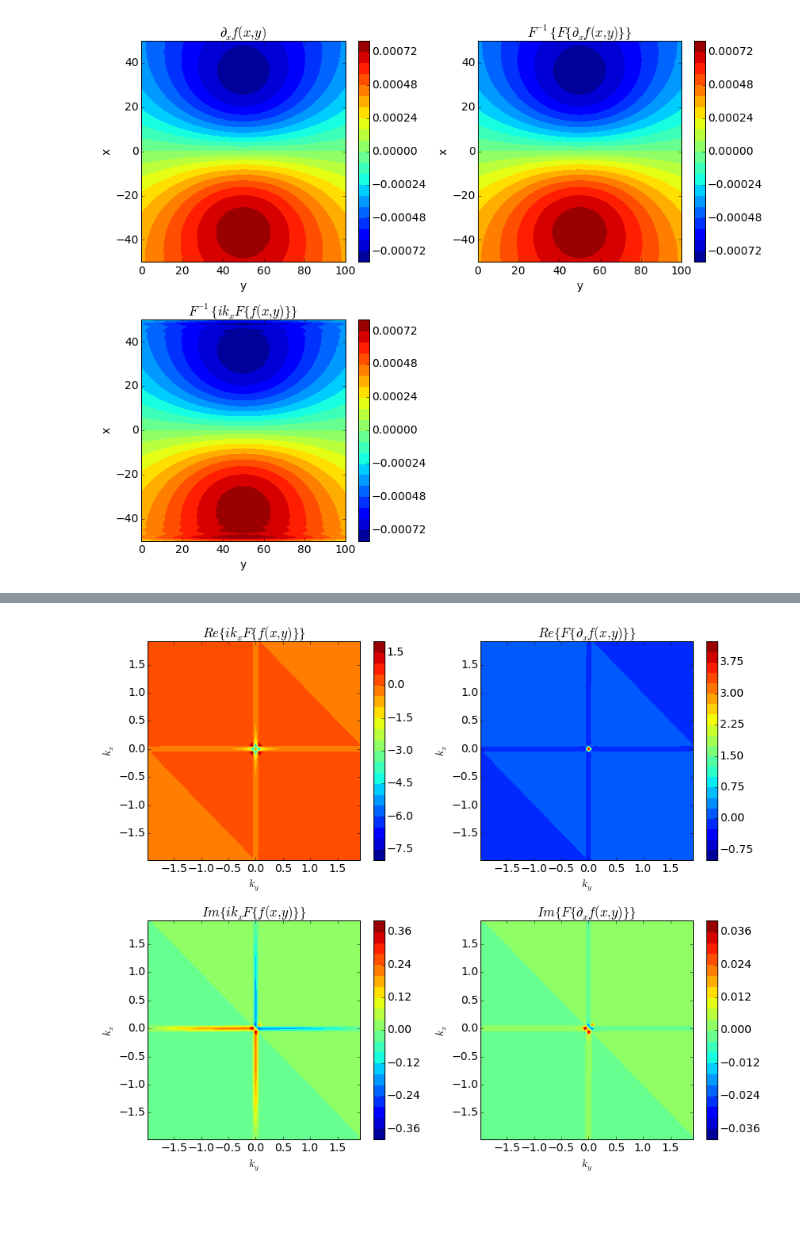
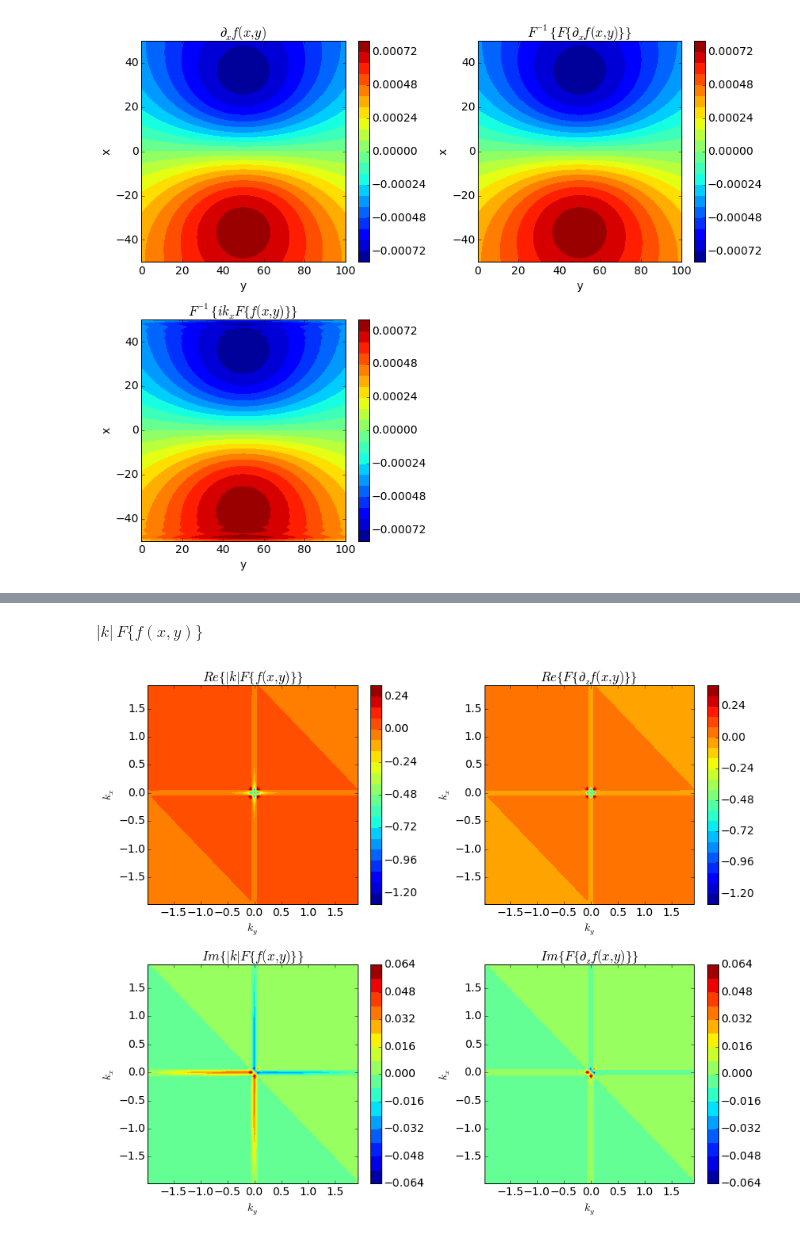
Before and after one commit to birocoles/Disciplina-metodos-potenciais, a Jupyter notebook: Aulas/Fourier/TF_inv_distancia.ipynb, the cells around one changed output, grey strips where cells are left out. Cells and saved outputs as stored; diff of their text form; code cells hidden in the pictures; blank space fills up the shorter version.

```diff
--- a/Aulas/Fourier/TF_inv_distancia.ipynb
+++ b/Aulas/Fourier/TF_inv_distancia.ipynb
@@ -191,32 +205,40 @@ F_dz_f = fft2(dz_f)
+# %%
+F_dz_f = fft2(dz_f)*np.sqrt(Nx)*np.sqrt(Ny)/(4.*(np.pi**2))
+# %%
+F_dz_f[kz==0.]=0. #corrige o problema de kz=0 na origem.
+# %% [markdown]
+$|k| \, F \lbrace f(x,y) \rbrace$
 # %%
-F_dz_true = kz*F_f
+kz_F_f = kz*F_f
+# %%
+kz_F_f[kz==0.]=0. #corrige o problema de kz=0 na origem.
 # %%
 plt.figure(figsize=(12,10))
 plt.subplot(2,2,1)
-plt.title('$Re \lbrace{ i k_{x} F \lbrace f(x,y) \\rbrace \\rbrace}$')
+plt.title('$Re \lbrace{ |k|  F \lbrace f(x,y) \\rbrace \\rbrace}$')
 plt.contourf(fftshift(ky),fftshift(kx),fftshift(kz_F_f).real,20)
 plt.colorbar()
 plt.xlabel('$k_{y}$')
 plt.ylabel('$k_{x}$')
 plt.subplot(2,2,2)
-plt.title('$Re \lbrace{ F \lbrace \partial_{x} f(x,y) \\rbrace \\rbrace}$')
+plt.title('$Re \lbrace{ F \lbrace \partial_{z} f(x,y) \\rbrace \\rbrace}$')
 plt.contourf(fftshift(ky),fftshift(kx),fftshift(F_dz_f).real,20)
 plt.colorbar()
 plt.xlabel('$k_{y}$')
 plt.ylabel('$k_{x}$')
 plt.subplot(2,2,3)
-plt.title('$Im \lbrace{ i k_{x} F \lbrace f(x,y) \\rbrace \\rbrace}$')
+plt.title('$Im \lbrace{ |k| F \lbrace f(x,y) \\rbrace \\rbrace}$')
 plt.contourf(fftshift(ky),fftshift(kx),fftshift(kz_F_f).imag,20)
 plt.colorbar()
 plt.xlabel('$k_{y}$')
 plt.ylabel('$k_{x}$')
 plt.subplot(2,2,4)
-plt.title('$Im \lbrace{ F \lbrace \partial_{x} f(x,y) \\rbrace \\rbrace}$')
+plt.title('$Im \lbrace{ F \lbrace \partial_{z} f(x,y) \\rbrace \\rbrace}$')
 plt.contourf(fftshift(ky),fftshift(kx),fftshift(F_dz_f).imag,20)
 plt.colorbar()
 plt.xlabel('$k_{y}$')
 plt.ylabel('$k_{x}$')
 plt.tight_layout()
 plt.show()
 # %% [output]
-[figure, old version]
+[figure, new version]
```
Also changed, not shown: parts of 15 cells of this notebook.
